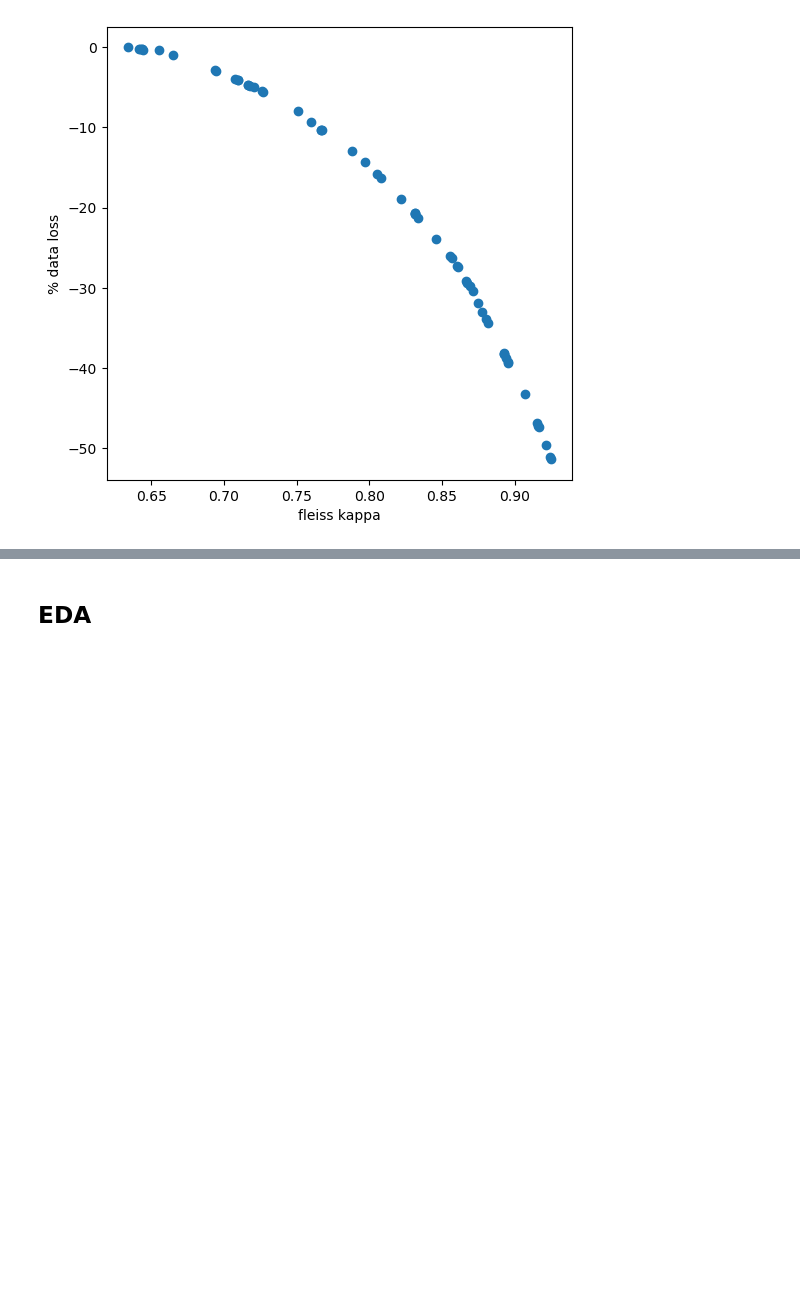
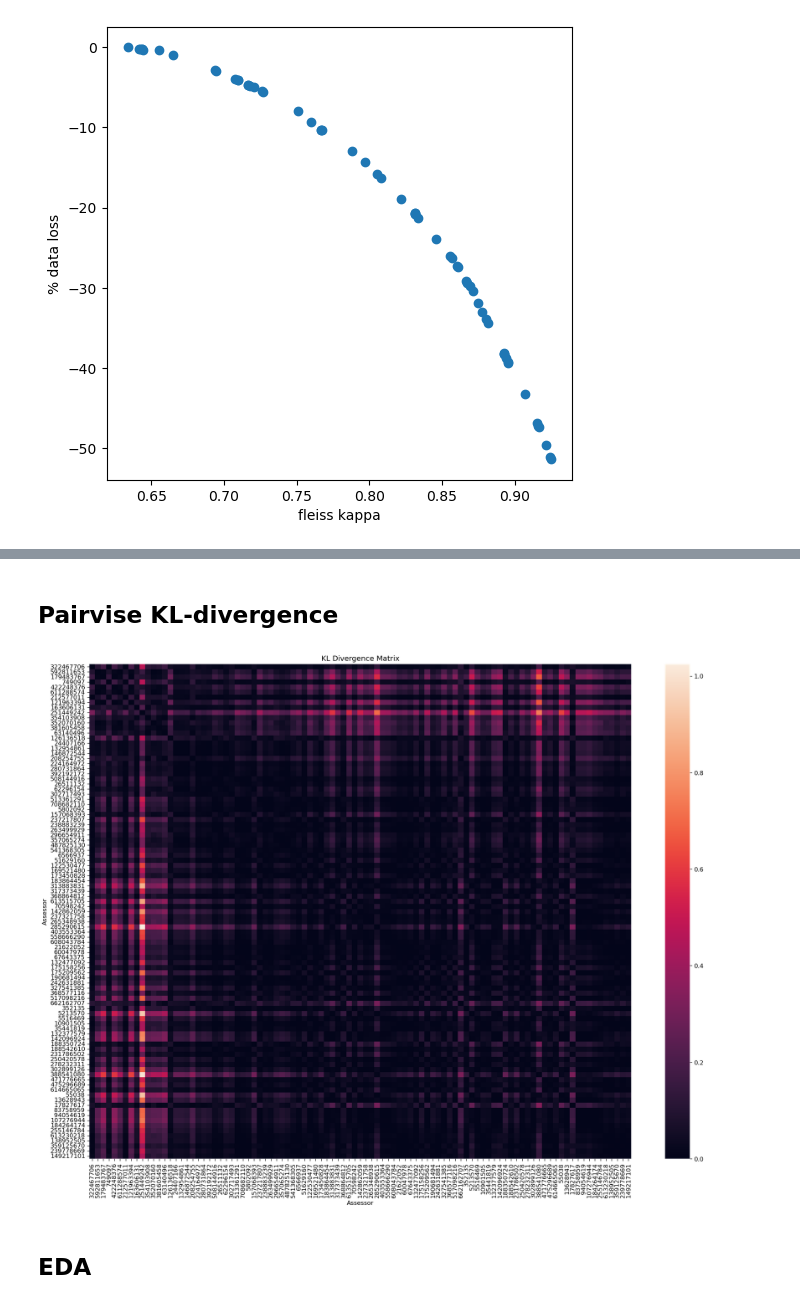
Before and after one commit to BlessedTatonka/semantic_embedder, a Jupyter notebook: simple_eda.ipynb, the cells around one changed output, grey strips where cells are left out. Drawn from its saved outputs; the diff is of its cells as text; code cells hidden in the pictures; blank space fills up the shorter version.

```diff
--- a/simple_eda.ipynb
+++ b/simple_eda.ipynb
@@ -107,7 +107,7 @@ def random_check():
     return np.argmax(counts) == x
 
 a = []
-for k in range(10000):
+for k in range(100000):
     res = random_check()
     if res is not None:
         a.append(res)
@@ -227,0 +248,2 @@ Text(0, 0.5, '% data loss')
+# %% [markdown]
+## Pairvise KL-divergence
@@ -228,3 +272,44 @@ Text(0, 0.5, '% data loss')
+# %%
+# Нормирую
+for i in range(len(distributions)):
+    distributions[i] /= np.sum(distributions[i])
+# %%
+# Функция для расчета KL-дивергенции
+def kl_divergence(p, q):
+#     p = np.asarray(p, dtype=np.float32) + 1e-10
+#     q = np.asarray(q, dtype=np.float32) + 1e-10
+    return np.sum(np.where(p != 0, p * np.log(p / q), 0))
+
+# Инициализировать матрицу KL-дивергенций
+num_assessors = len(annotators_thresh)
+kl_matrix = np.zeros((num_assessors, num_assessors))
+
+# Вычислить KL-дивергенцию попарно между распределениями
+for i in range(num_assessors):
+    for j in range(num_assessors):
+        if i != j:
+#             kl_matrix[i, j] = kl_divergence(distributions[i], distributions[j])
+            kl_matrix[i, j] = kl_divergence(distributions[i] / np.sum(distributions[i]), \
+                                            distributions[j] / np.sum(distributions[j]))
+
+# Визуализировать матрицу KL-дивергенций
+# sns.heatmap(kl_matrix, annot=True, fmt=".2f")
+# plt.title('KL Divergence Matrix')
+# plt.xlabel('Assessor')
+# plt.ylabel('Assessor')
+# plt.show()
+# %%
+k = -1
+
+plt.figure(figsize=(20, 15), dpi=120)
+sns.heatmap(kl_matrix[:k, :k], annot=False, fmt=".2f", \
+            xticklabels=annotators_thresh[:k], yticklabels=annotators_thresh[:k])
+plt.title('KL Divergence Matrix')
+plt.xlabel('Assessor')
+plt.ylabel('Assessor')
+plt.show()
+# %% [output]
+[figure, added]
 # %% [markdown]
 ## EDA
 # %%
```
Also changed, not shown: parts of 25 cells of this notebook.
